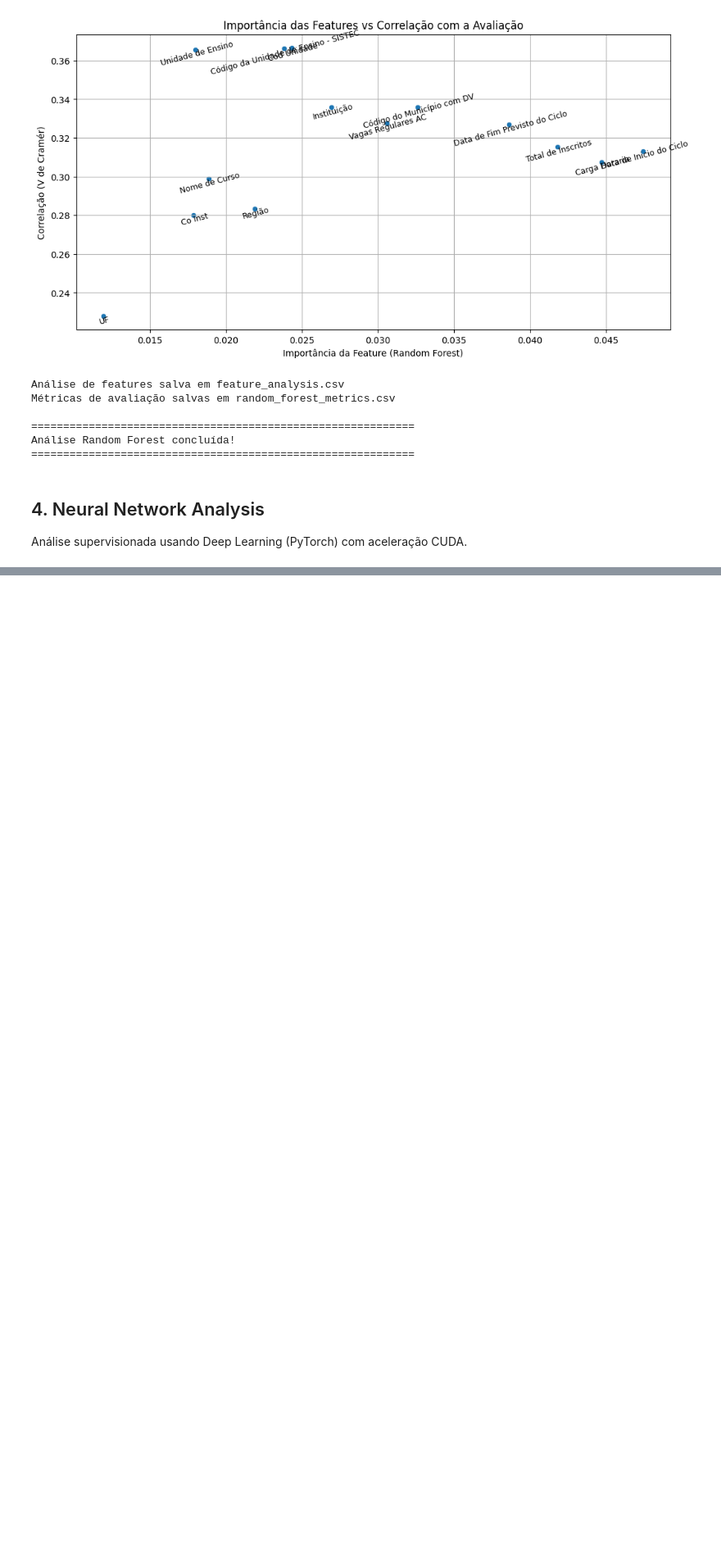
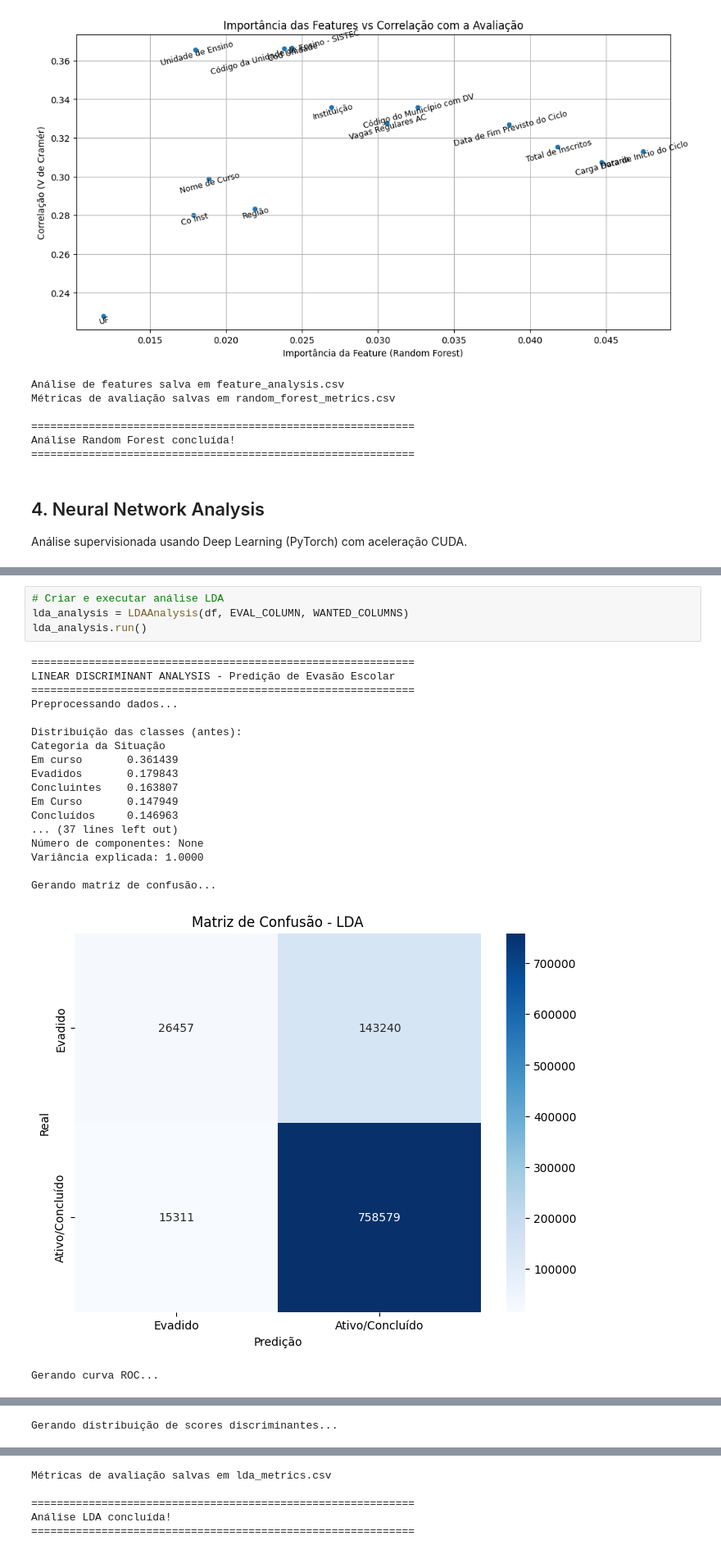
Before and after one commit to theobrito2/rp2, a Jupyter notebook: main.ipynb, the cells around one changed output, grey strips where cells are left out. Shown at 82% size. Saved outputs shown, nothing was run; the diff lists cells and outputs as text; blank space fills up the shorter version.

Commit message:
feat: implementing linear discriminating analysis (LDA) model

```diff
--- a/main.ipynb
+++ b/main.ipynb
@@ -194,0 +200,24 @@ Análise Neural Network concluída!
+# %%
+# Criar e executar análise LDA
+lda_analysis = LDAAnalysis(df, EVAL_COLUMN, WANTED_COLUMNS)
+lda_analysis.run()
+# %% [output]
+============================================================
+LINEAR DISCRIMINANT ANALYSIS - Predição de Evasão Escolar
+============================================================
+Preprocessando dados...
+
+Distribuição das classes (antes):
+Categoria da Situação
+Em curso       0.361439
+Evadidos       0.179843
+Concluintes    0.163807
+Em Curso       0.147949
+Concluídos     0.146963
+... (37 lines left out)
+Número de componentes: None
+Variância explicada: 1.0000
+
+Gerando matriz de confusão...
+[figure, added]
+Gerando curva ROC...
@@ -194,0 +225 @@ Análise Neural Network concluída!
+Gerando distribuição de scores discriminantes...
@@ -195 +227,6 @@ Análise Neural Network concluída!
+Métricas de avaliação salvas em lda_metrics.csv
+
+============================================================
+Análise LDA concluída!
+============================================================
 # %% [markdown]
```
Also changed, not shown: parts of 6 cells of this notebook, 5 other files.
